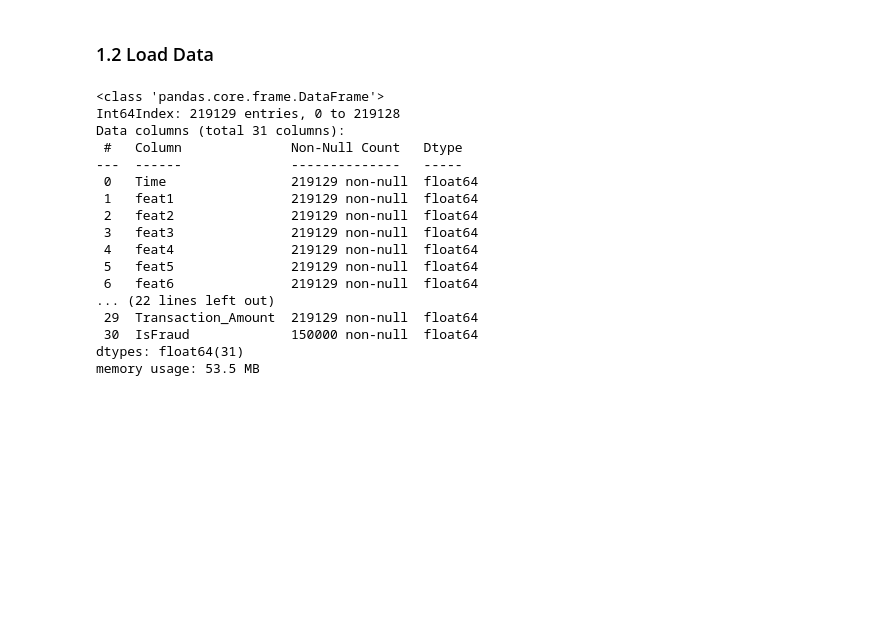
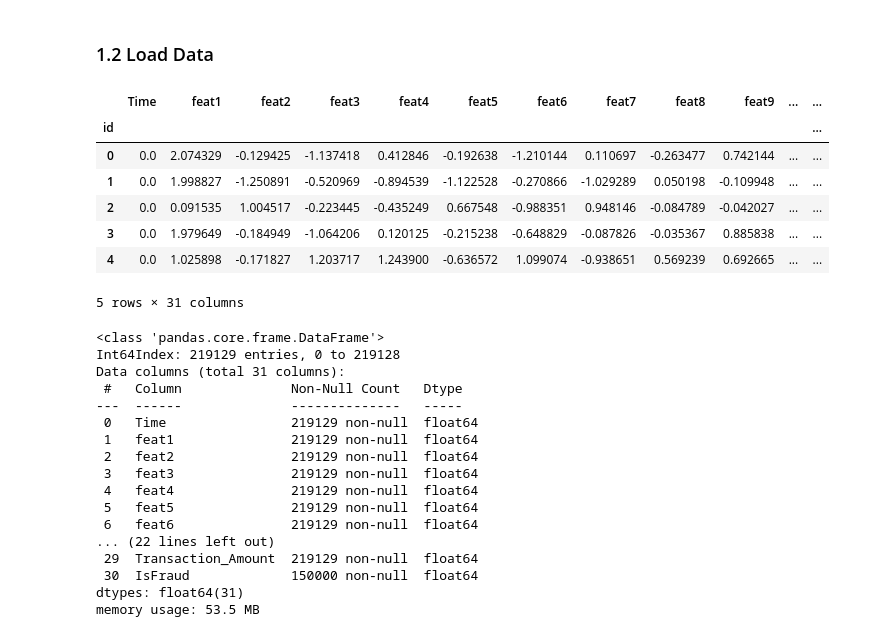
Before and after one commit to love-mishra/fraud-detection, a Jupyter notebook: fraud-detection.ipynb, the cells around one changed output. Cells and saved outputs as stored; diff of their text form; code cells hidden in the pictures; blank space fills up the shorter version.

```diff
--- a/fraud-detection.ipynb
+++ b/fraud-detection.ipynb
@@ -43,9 +43,20 @@ This dataset comprises credit card transactions and is designed for fraud detect
 # %% [markdown]
 ### 1.2 Load Data
 # %%
-df_train = pd.read_csv('/Users/pushpendrammishra/Desktop/ Fraud detection/train.csv', index_col="id")
-df_test = pd.read_csv('/Users/pushpendrammishra/Desktop/ Fraud detection/test.csv', index_col="id")
+df_train = pd.read_csv('/Users/pushpendrammishra/Desktop/fraud-detection/train.csv', index_col="id")
+df_test = pd.read_csv('/Users/pushpendrammishra/Desktop/fraud-detection/test.csv', index_col="id")
 df = pd.concat([df_train, df_test])
+# %%
+df.head()
+# %% [output]
+|  | Time | feat1 | feat2 | feat3 | feat4 | feat5 | feat6 | feat7 | feat8 | feat9 | ... | ... |
+| id |  |  |  |  |  |  |  |  |  |  |  | ... |
+| 0 | 0.0 | 2.074329 | -0.129425 | -1.137418 | 0.412846 | -0.192638 | -1.210144 | 0.110697 | -0.263477 | 0.742144 | ... | ... |
+| 1 | 0.0 | 1.998827 | -1.250891 | -0.520969 | -0.894539 | -1.122528 | -0.270866 | -1.029289 | 0.050198 | -0.109948 | ... | ... |
+| 2 | 0.0 | 0.091535 | 1.004517 | -0.223445 | -0.435249 | 0.667548 | -0.988351 | 0.948146 | -0.084789 | -0.042027 | ... | ... |
+| 3 | 0.0 | 1.979649 | -0.184949 | -1.064206 | 0.120125 | -0.215238 | -0.648829 | -0.087826 | -0.035367 | 0.885838 | ... | ... |
+| 4 | 0.0 | 1.025898 | -0.171827 | 1.203717 | 1.243900 | -0.636572 | 1.099074 | -0.938651 | 0.569239 | 0.692665 | ... | ... |
+5 rows × 31 columns
 # %%
 df.info()
 # %% [output]
```
Also changed, not shown: 1 other file.
